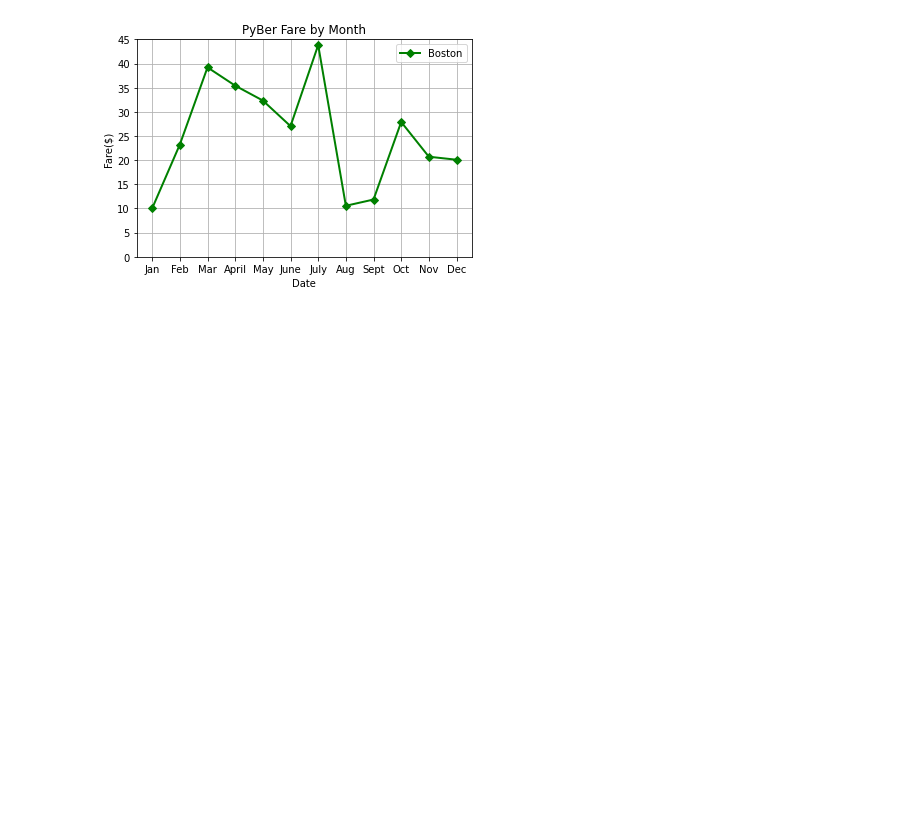
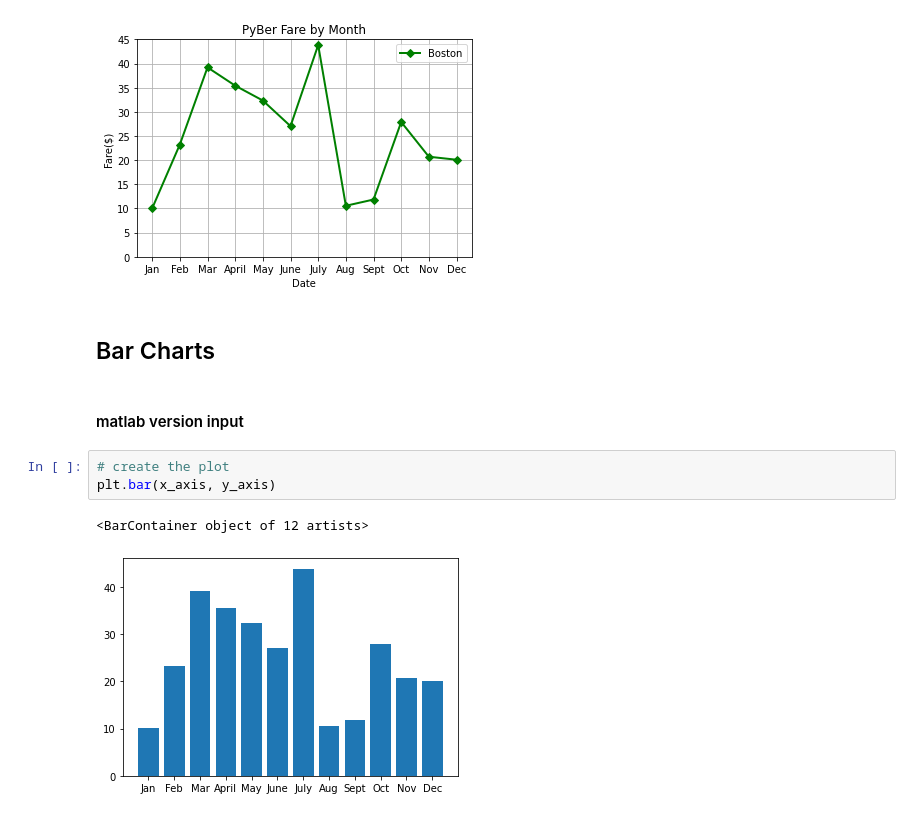
Before and after one commit to mhertel278/PyBer_Analysis, a Jupyter notebook: matplotlib_practice.ipynb, the cells around one changed output. Cells and saved outputs as stored; diff of their text form; blank space fills up the shorter version.

Commit message:
made bar charts

```diff
--- a/matplotlib_practice.ipynb
+++ b/matplotlib_practice.ipynb
@@ -68,3 +78,13 @@ ax.legend()
 # %% [output]
 <matplotlib.legend.Legend at 0x...>
 [figure]
+# %% [markdown]
+## Bar Charts
+# %% [markdown]
+#### matlab version input
+# %%
+# create the plot
+plt.bar(x_axis, y_axis)
+# %% [output]
+<BarContainer object of 12 artists>
+[figure, added]
```
Also changed, not shown: parts of 17 cells of this notebook.
